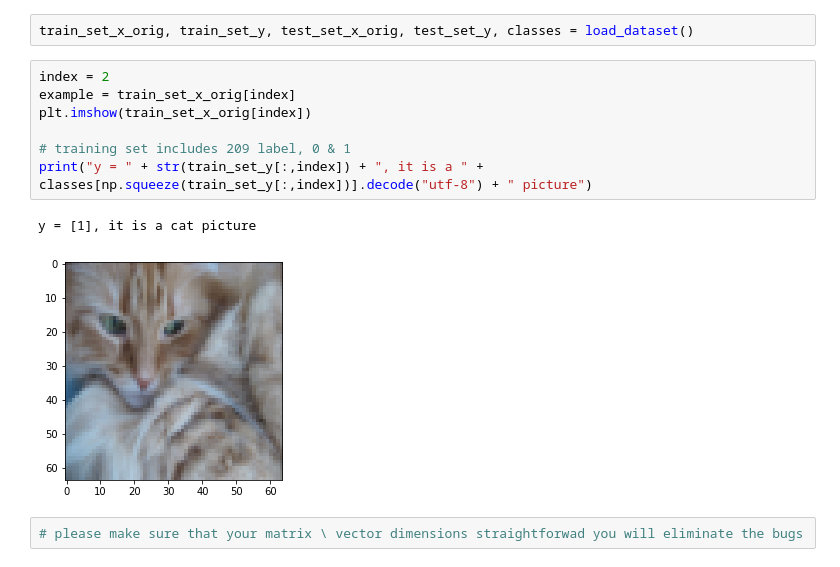
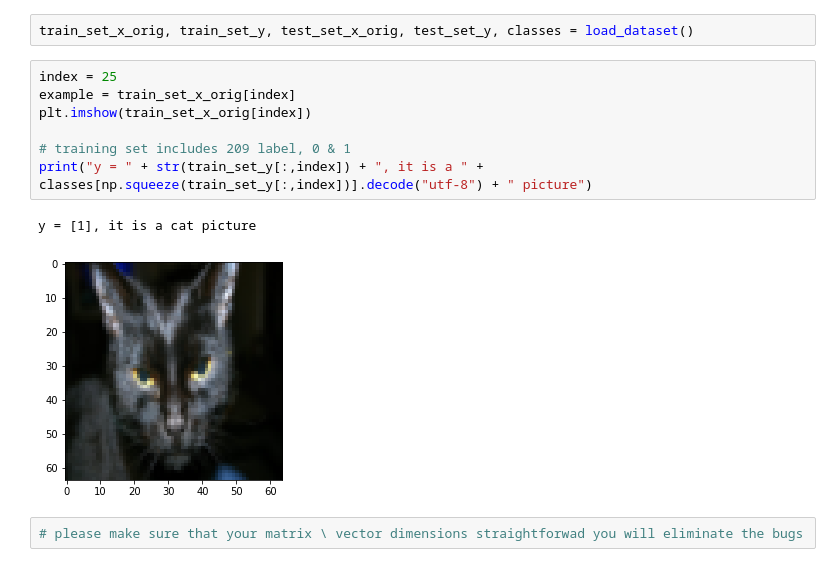
Before and after one commit to rui-ren/Simultaneous-Localization-and-Mapping, a Jupyter notebook: DL-1.ipynb, the cells around one changed output. Drawn from its saved outputs; the diff is of its cells as text.

```diff
--- a/DL-1.ipynb
+++ b/DL-1.ipynb
@@ -12,15 +16,15 @@ from lr_utils import load_dataset
 # %%
 train_set_x_orig, train_set_y, test_set_x_orig, test_set_y, classes = load_dataset()
 # %%
-index = 2
+index = 25
 example = train_set_x_orig[index]
 plt.imshow(train_set_x_orig[index])
 
 # training set includes 209 label, 0 & 1
 print("y = " + str(train_set_y[:,index]) + ", it is a " + classes[np.squeeze(train_set_y[:,index])].decode("utf-8") + " picture")
 # %% [output]
 y = [1], it is a cat picture
-[figure, old version]
+[figure, new version]
 # %%
 # please make sure that your matrix \ vector dimensions straightforwad you will eliminate the bugs
 # %%
```
Also changed, not shown: parts of 10 cells of this notebook.
